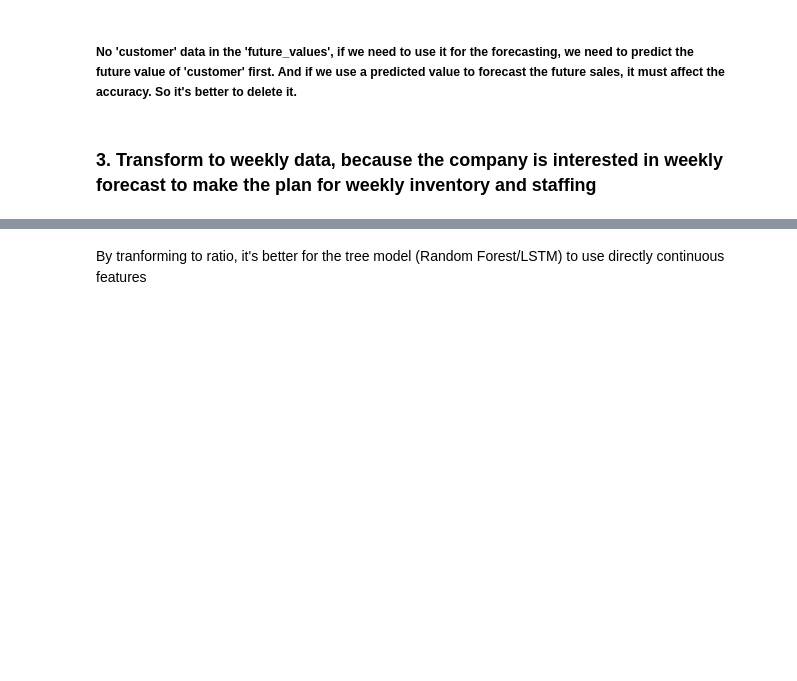
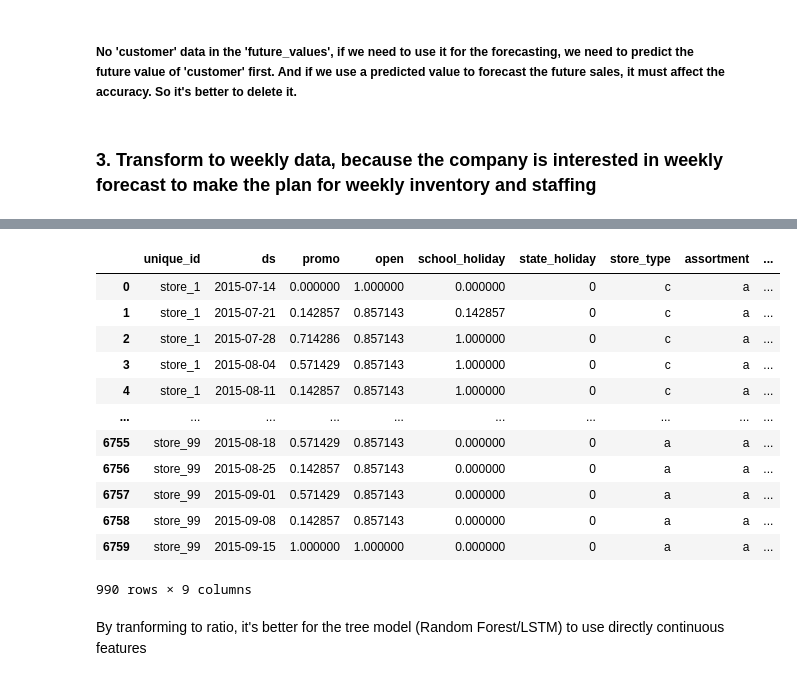
Before and after one commit to YL-6/BF-final, a Jupyter notebook: Yue.ipynb, the cells around one changed output, grey strips where cells are left out. Saved outputs shown, nothing was run; the diff lists cells and outputs as text; code cells hidden in the pictures; blank space fills up the shorter version.

```diff
--- a/Yue.ipynb
+++ b/Yue.ipynb
@@ -190,3 +204,46 @@ weekly_data
+# %%
+# same process for future_values
+future_merged['week'] = future_merged['ds'].dt.to_period('W-MON').dt.start_time
+
+# No state_holiday information, it's not necessary to count state_holiday
+
+# Aggregate the normal weekly data
+weekly_calcu = future_merged.groupby(['unique_id', 'week'], as_index=False).agg({
+    'promo': 'mean',  # Ratio can better reflect the intensity of the promotion
+    'open': 'mean',   #Percentage of days open per week
+    'school_holiday': 'mean',  #Proportion of school holidays in the week
+    'state_holiday': 'sum',
+    'store_type': 'first',
+    'assortment': 'first',
+    'competition_distance': 'first'
+})
+
+# Fill in 0 where a holiday type didn’t occur that week
+weekly_calcu.fillna(0, inplace=True)
+weekly_calcu['state_holiday'] = 0
+
+weekly_calcu = weekly_calcu.rename(columns={'week': 'ds'})
+
+weekly_future = weekly_calcu.copy()
+
+# Only keep store_1 to store_99
+weekly_future = weekly_future[weekly_future['unique_id'].isin([f'store_{i}' for i in range(1, 100)])]
+
+weekly_future
+# %% [output]
+|  | unique_id | ds | promo | open | school_holiday | state_holiday | store_type | assortment | ... |
+| 0 | store_1 | 2015-07-14 | 0.000000 | 1.000000 | 0.000000 | 0 | c | a | ... |
+| 1 | store_1 | 2015-07-21 | 0.142857 | 0.857143 | 0.142857 | 0 | c | a | ... |
+| 2 | store_1 | 2015-07-28 | 0.714286 | 0.857143 | 1.000000 | 0 | c | a | ... |
+| 3 | store_1 | 2015-08-04 | 0.571429 | 0.857143 | 1.000000 | 0 | c | a | ... |
+| 4 | store_1 | 2015-08-11 | 0.142857 | 0.857143 | 1.000000 | 0 | c | a | ... |
+| ... | ... | ... | ... | ... | ... | ... | ... | ... | ... |
+| 6755 | store_99 | 2015-08-18 | 0.571429 | 0.857143 | 0.000000 | 0 | a | a | ... |
+| 6756 | store_99 | 2015-08-25 | 0.142857 | 0.857143 | 0.000000 | 0 | a | a | ... |
+| 6757 | store_99 | 2015-09-01 | 0.571429 | 0.857143 | 0.000000 | 0 | a | a | ... |
+| 6758 | store_99 | 2015-09-08 | 0.142857 | 0.857143 | 0.000000 | 0 | a | a | ... |
+| 6759 | store_99 | 2015-09-15 | 1.000000 | 1.000000 | 0.000000 | 0 | a | a | ... |
+990 rows × 9 columns
 # %% [markdown]
 By tranforming to ratio, it's better for the tree model (Random Forest/LSTM) to use directly continuous features
 # %%
```
Also changed, not shown: parts of 20 cells of this notebook, 1 other file.
